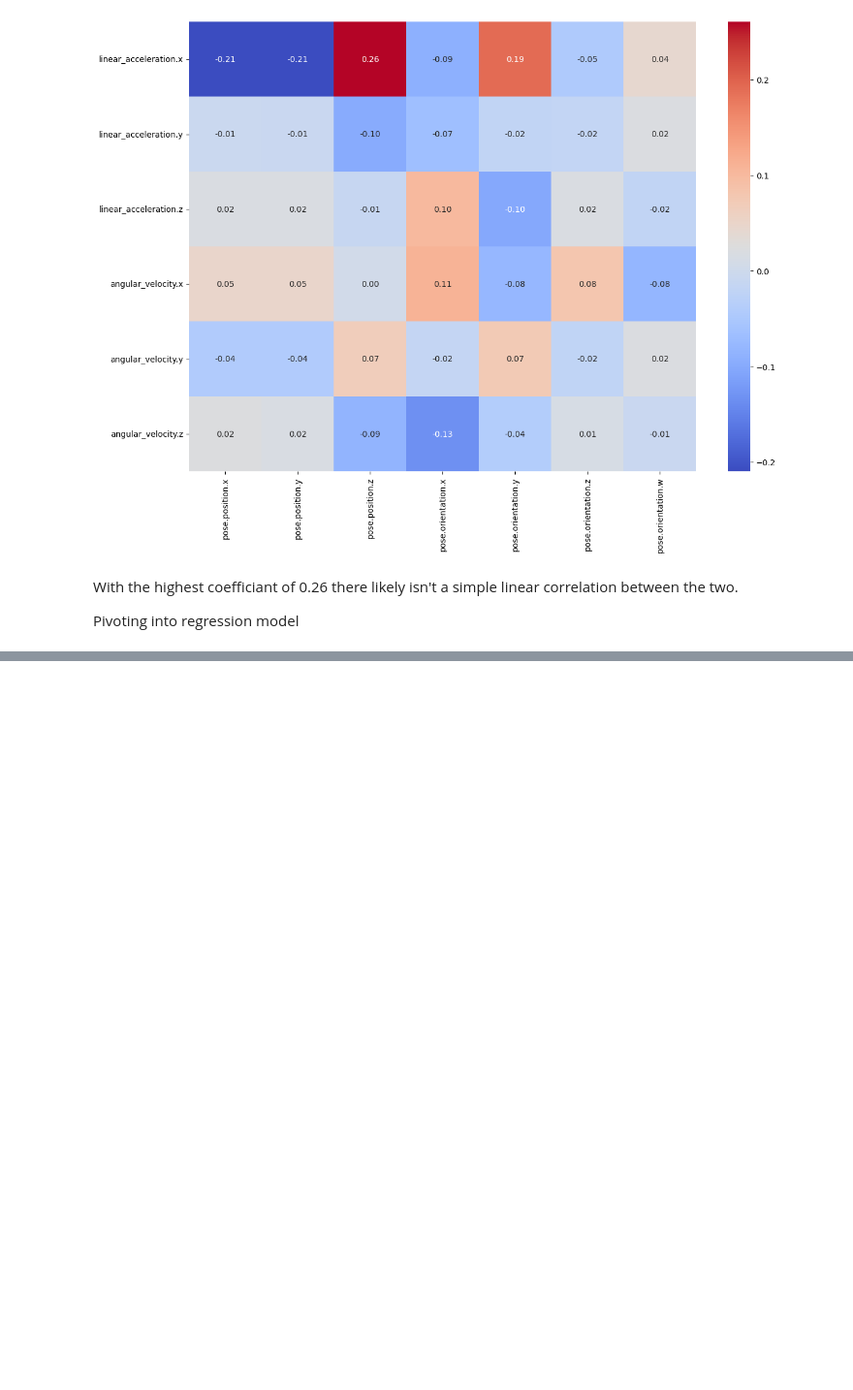
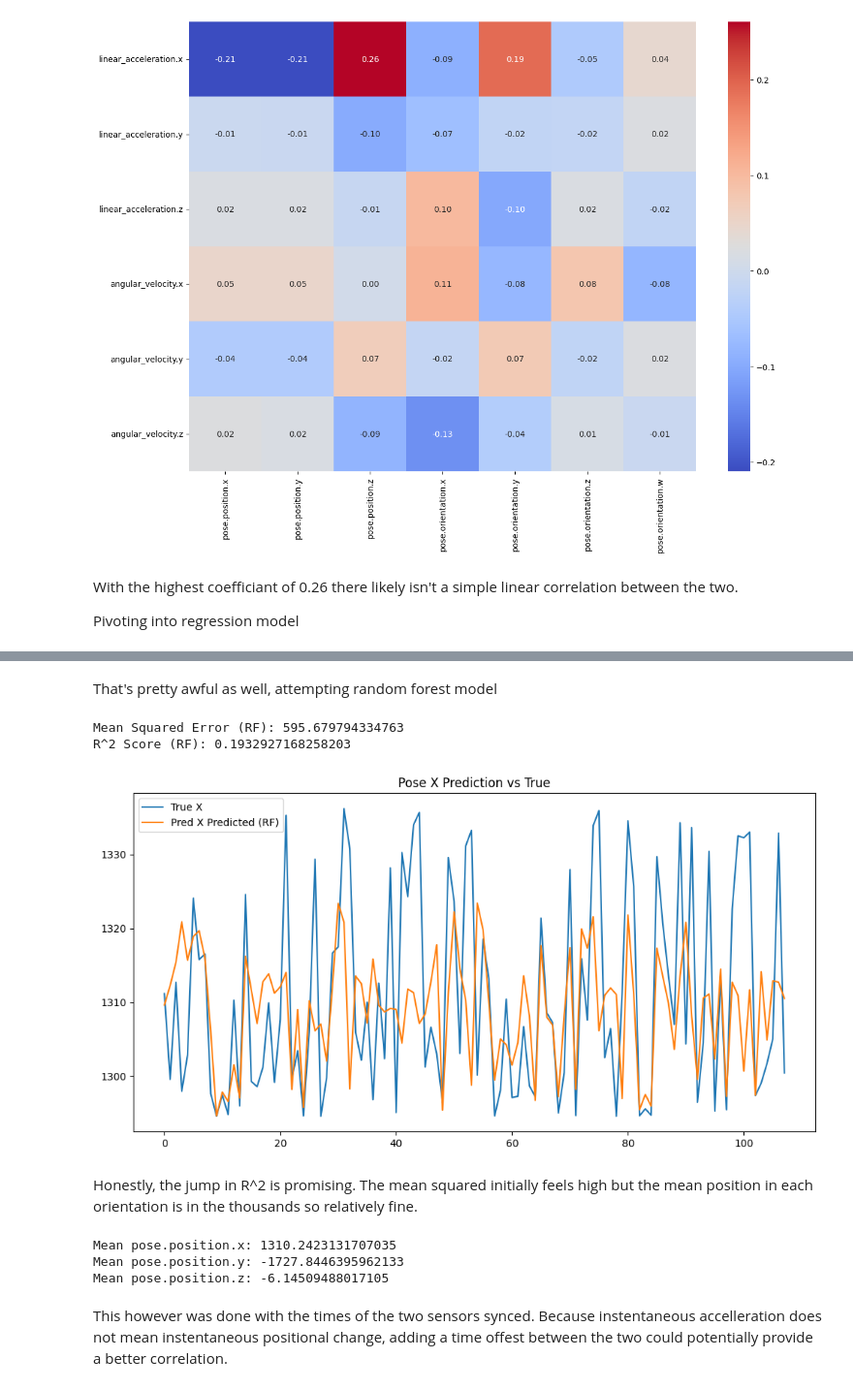
Before and after one commit to tjfisher22/ML-Training-Ford-Vehicle-Data, a Jupyter notebook: Ford_Vehicle_Data/notebooks/explore_data.ipynb, the cells around one changed output, grey strips where cells are left out. Shown at 97% size. Cells and saved outputs as stored; diff of their text form; code cells hidden in the pictures; blank space fills up the shorter version.

```diff
--- a/Ford_Vehicle_Data/notebooks/explore_data.ipynb
+++ b/Ford_Vehicle_Data/notebooks/explore_data.ipynb
@@ -317,0 +335,40 @@ X_train, X_test, y_train, y_test = train_test_split(X, y, test_size=0.2, random_
+# %% [markdown]
+That's pretty awful as well, attempting random forest model
+# %%
+from sklearn.ensemble import RandomForestRegressor
+
+rf = RandomForestRegressor(n_estimators=100, random_state=22)
+rf.fit(X_train_scaled, y_train)
+
+# Predict
+y_pred_rf = rf.predict(X_test_scaled)
+
+# Evaluate
+mse_rf = mean_squared_error(y_test, y_pred_rf)
+r2_rf = r2_score(y_test, y_pred_rf)
+print(f"Mean Squared Error (RF): {mse_rf}")
+print(f"R^2 Score (RF): {r2_rf}")
+
+plt.figure(figsize=(12,6))
+plt.plot(y_test["pose.position.x"].values, label="True X")
+plt.plot(y_pred_rf[:,0], label="Pred X Predicted (RF)")
+plt.legend()
+plt.title("Pose X Prediction vs True")
+plt.show()
+# %% [output]
+Mean Squared Error (RF): 595.679794334763
+R^2 Score (RF): 0.1932927168258203
+[figure, added]
+# %% [markdown]
+Honestly, the jump in R^2 is promising. The mean squared initially feels high but the mean position in each orientation is in the thousands so relatively fine.
+# %%
+
+print("Mean pose.position.x:", y_pred[:, 0].mean())
+print("Mean pose.position.y:", y_pred[:, 1].mean())
+print("Mean pose.position.z:", y_pred[:, 2].mean())
+# %% [output]
+Mean pose.position.x: 1310.2423131707035
+Mean pose.position.y: -1727.8446395962133
+Mean pose.position.z: -6.14509488017105
+# %% [markdown]
+This however was done with the times of the two sensors synced. Because instentaneous accelleration does not mean instentaneous positional change, adding a time offest between the two could potentially provide a better correlation.
```
Also changed, not shown: parts of 9 cells of this notebook.
